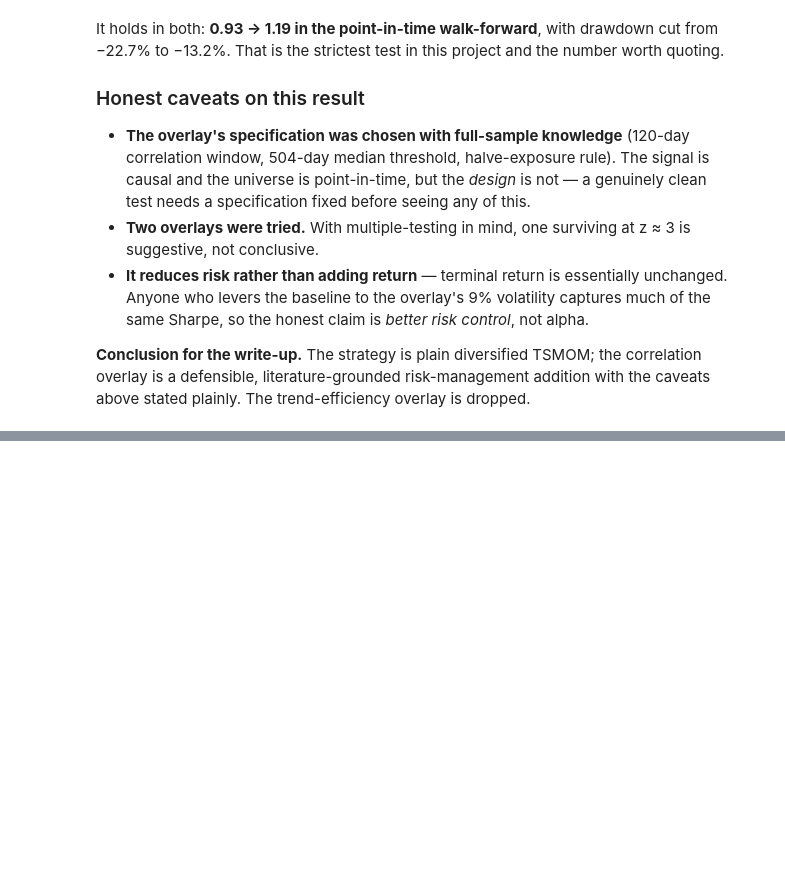
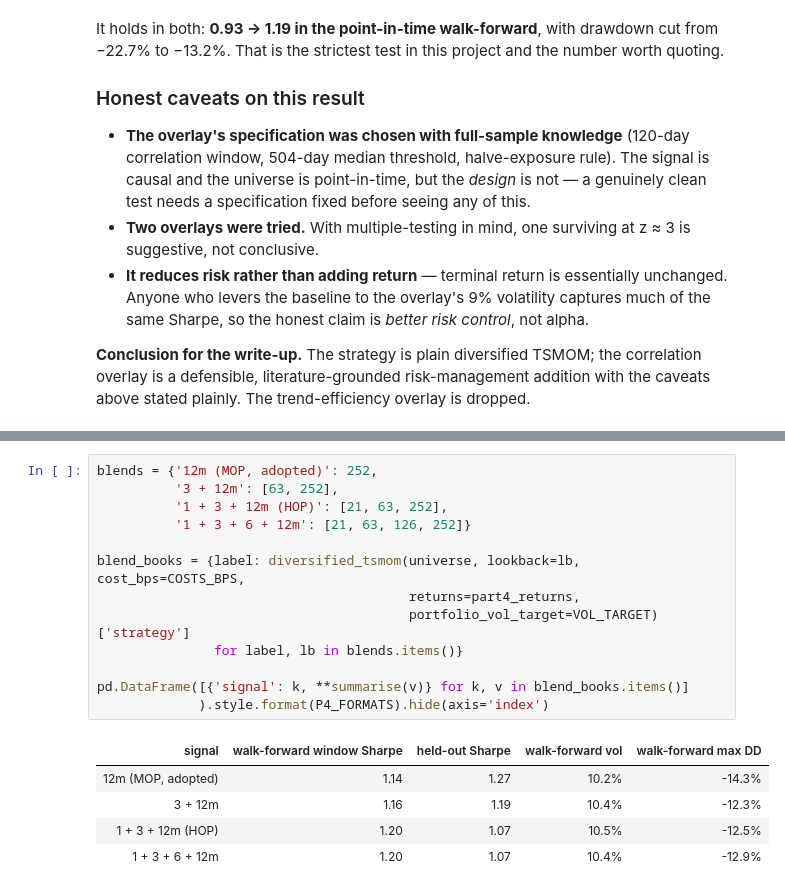
Before and after one commit to small-chicken/NUSInvestForecast, a Jupyter notebook: notebooks/02_strategy_research.ipynb, the cells around one changed output, grey strips where cells are left out. Saved outputs shown, nothing was run; the diff lists cells and outputs as text; blank space fills up the shorter version.

```diff
--- a/notebooks/02_strategy_research.ipynb
+++ b/notebooks/02_strategy_research.ipynb
@@ -764,0 +856,19 @@ with the caveats above stated plainly. The trend-efficiency overlay is dropped.
+# %%
+blends = {'12m (MOP, adopted)': 252,
+          '3 + 12m': [63, 252],
+          '1 + 3 + 12m (HOP)': [21, 63, 252],
+          '1 + 3 + 6 + 12m': [21, 63, 126, 252]}
+
+blend_books = {label: diversified_tsmom(universe, lookback=lb, cost_bps=COSTS_BPS,
+                                        returns=part4_returns,
+                                        portfolio_vol_target=VOL_TARGET)['strategy']
+               for label, lb in blends.items()}
+
+pd.DataFrame([{'signal': k, **summarise(v)} for k, v in blend_books.items()]
+             ).style.format(P4_FORMATS).hide(axis='index')
+# %% [output]
+| signal | walk-forward window Sharpe | held-out Sharpe | walk-forward vol | walk-forward max DD |
+| 12m (MOP, adopted) | 1.14 | 1.27 | 10.2% | -14.3% |
+| 3 + 12m | 1.16 | 1.19 | 10.4% | -12.3% |
+| 1 + 3 + 12m (HOP) | 1.20 | 1.07 | 10.5% | -12.5% |
+| 1 + 3 + 6 + 12m | 1.20 | 1.07 | 10.4% | -12.9% |
```
Also changed, not shown: parts of 20 cells of this notebook, 1 other file.
